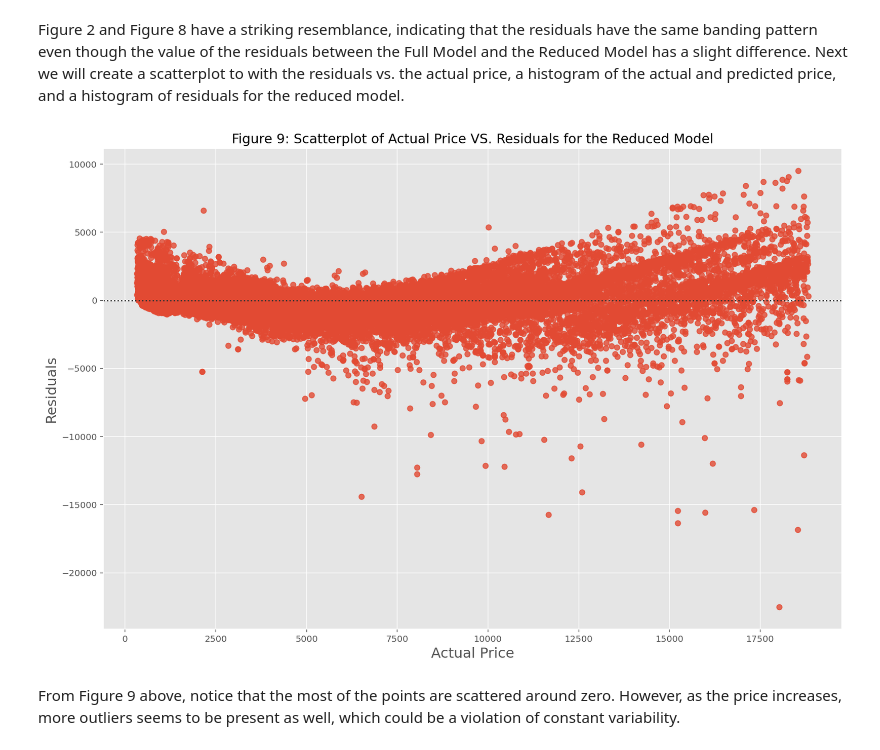
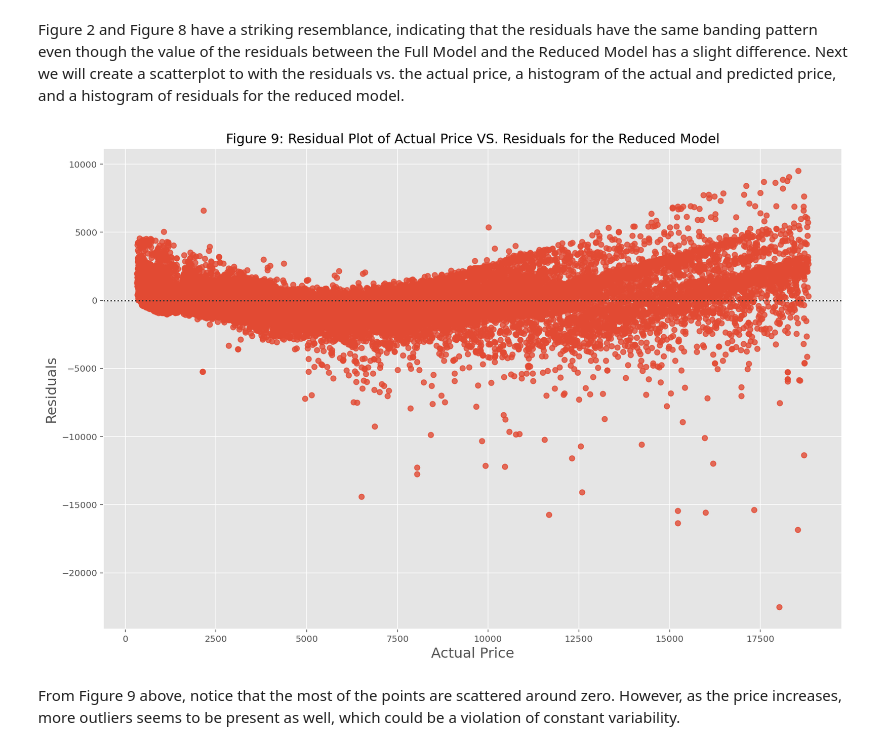
Before and after one commit to s3955624-Chee-Kin-Go/Phase-2, a Jupyter notebook: Phase 2_Group15.ipynb, the cells around one changed output. Drawn from its saved outputs; the diff is of its cells as text; code cells hidden in the pictures.

```diff
--- a/Phase 2_Group15.ipynb
+++ b/Phase 2_Group15.ipynb
@@ -361,12 +361,12 @@ Figure 2 and Figure 8 have a striking resemblance, indicating that the residuals
 # %%
 plt.figure(figsize=(15,10))
 sns.residplot(x = residuals_reduced['actual'], y = residuals_reduced['residual'])
 plt.xlabel('Actual Price', fontsize = 16)
 plt.ylabel('Residuals', fontsize = 16)
-plt.title('Figure 9: Scatterplot of Actual Price VS. Residuals for the Reduced Model', fontsize=15)
+plt.title('Figure 9: Residual Plot of Actual Price VS. Residuals for the Reduced Model', fontsize=15)
 plt.show();
 # %% [output]
-[figure, old version]
+[figure, new version]
 # %% [markdown]
 From Figure 9 above, notice that the most of the points are scattered around zero. However, as the price increases, more outliers seems to  be present as well, which could be a violation of constant variability.
 # %%
```
Also changed, not shown: parts of 5 cells of this notebook.
